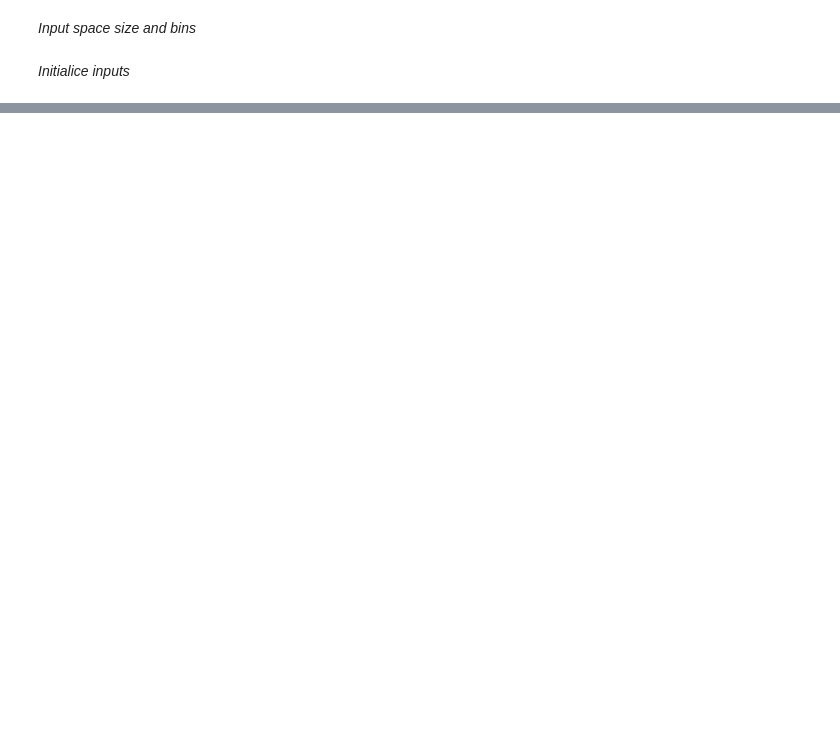
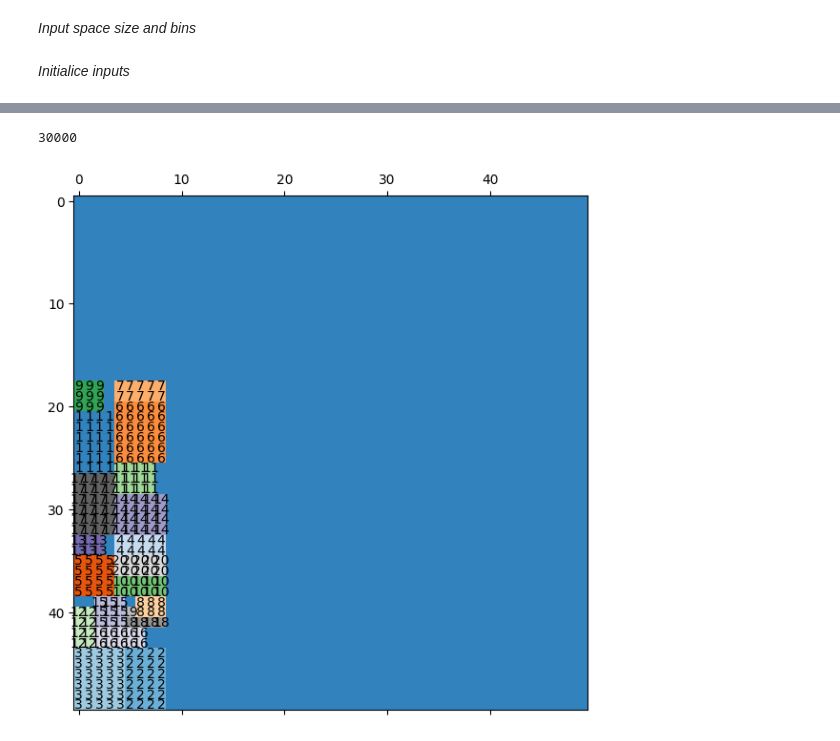
Before and after one commit to vladiH/optimizacion_corte, a Jupyter notebook: main.ipynb, the cells around one changed output, grey strips where cells are left out. Cells and saved outputs as stored; diff of their text form; code cells hidden in the pictures; blank space fills up the shorter version.

Commit message:
enfriamiento simulado terminado

```diff
--- a/main.ipynb
+++ b/main.ipynb
@@ -18,3 +18,4 @@ area = [50,50]
 # %%
+area = [20,20]
 a = GeneticAlgorithm(bin_dims,area)
-fittnes = a.run(bin_dims,4,120,0.7,0.8)
+fittnes = a.run(bin_dims,2,40,0.4,0.8)
@@ -78,0 +56,10 @@ plt.matshow(m)
+# %%
+fig, ax = plt.subplots(figsize = (7,7))
+m = stack.binsPositions(a.data,fittnes[8421][1],area)
+ax.matshow(m, cmap='tab20c', vmin=0, vmax=21)
+for i in range(m.shape[0]):
+    for j in range(m.shape[1]):
+      c = m[j, i]
+      if not  c ==0:
+            ax.text(i, j, str(c), va='center', ha='center')
+plt.show()
@@ -78,0 +68,12 @@ plt.matshow(m)
+# %%
+area = [50,50]
+prorientation = 0.3
+pcoperator = 0.3
+pcnoperator = 0.1
+pexchanging = 0.3
+a = EnfriamientoSimulado(area,
+                        prorientation,
+                        pcoperator,
+                        pcnoperator,
+                        pexchanging)
+fittnes = a.run(bin_dims,0.7, 40, 30000)
@@ -78,0 +98,8 @@ plt.matshow(m)
+# %%
+from area import Stack
+import matplotlib.pyplot as plt
+import numpy as np
+stack = Stack()
+len(fittnes)
+# %% [output]
+30000
@@ -78,0 +117,12 @@ plt.matshow(m)
+# %%
+fig, ax = plt.subplots(figsize = (7,7))
+m = stack.binsPositions(a.input_dictionary,fittnes[29999],area)
+ax.matshow(m,cmap='tab20c', vmin=0, vmax=21)
+for i in range(m.shape[0]):
+    for j in range(m.shape[1]):
+      c = m[j, i]
+      if not c ==0:
+            ax.text(i, j, str(c), va='center', ha='center')
+plt.show()
+# %% [output]
+[figure, added]
```
Also changed, not shown: parts of 14 cells of this notebook, 2 other files.
